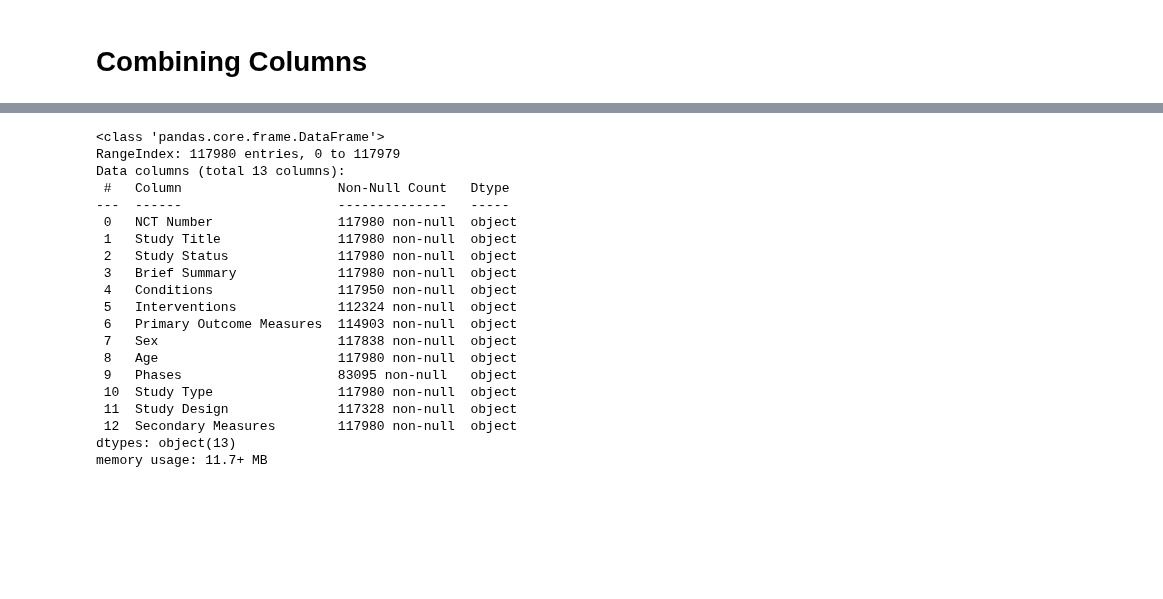
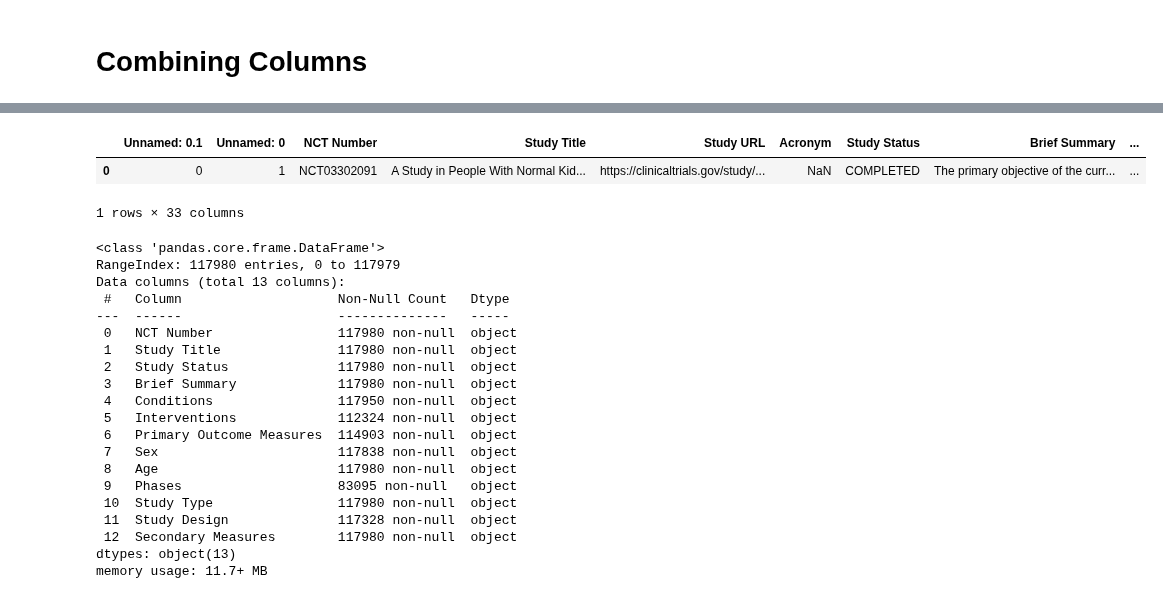
Before and after one commit to pra2107tham/NEST, a Jupyter notebook: v3_ps1.ipynb, the cells around one changed output, grey strips where cells are left out. Cells and saved outputs as stored; diff of their text form; code cells hidden in the pictures; blank space fills up the shorter version.

```diff
--- a/v3_ps1.ipynb
+++ b/v3_ps1.ipynb
@@ -87,5 +99,11 @@ KeyError: 'Secondary Outcome Measures'
 # %%
 # df[['Secondary Outcome Measures','Other Outcome Measures','Secondary Measures']]
+# %%
+df.head(1)
+# %% [output]
+|  | Unnamed: 0.1 | Unnamed: 0 | NCT Number | Study Title | Study URL | Acronym | Study Status | Brief Summary | ... |
+| 0 | 0 | 1 | NCT03302091 | A Study in People With Normal Kid... | https://clinicaltrials.gov/study/... | NaN | COMPLETED | The primary objective of the curr... | ... |
+1 rows × 33 columns
 # %%
 df.drop(columns=['Unnamed: 0.1','Unnamed: 0','Study URL','Acronym','Study Results','Sponsor','Collaborators','Enrollment','Funder Type','Other IDs','Start Date','Primary Completion Date','Completion Date','First Posted','Results First Posted','Last Update Posted','Locations','Study Documents'],inplace=True)
 # %%
```
Also changed, not shown: parts of 1 cell of this notebook, 6 other files.
